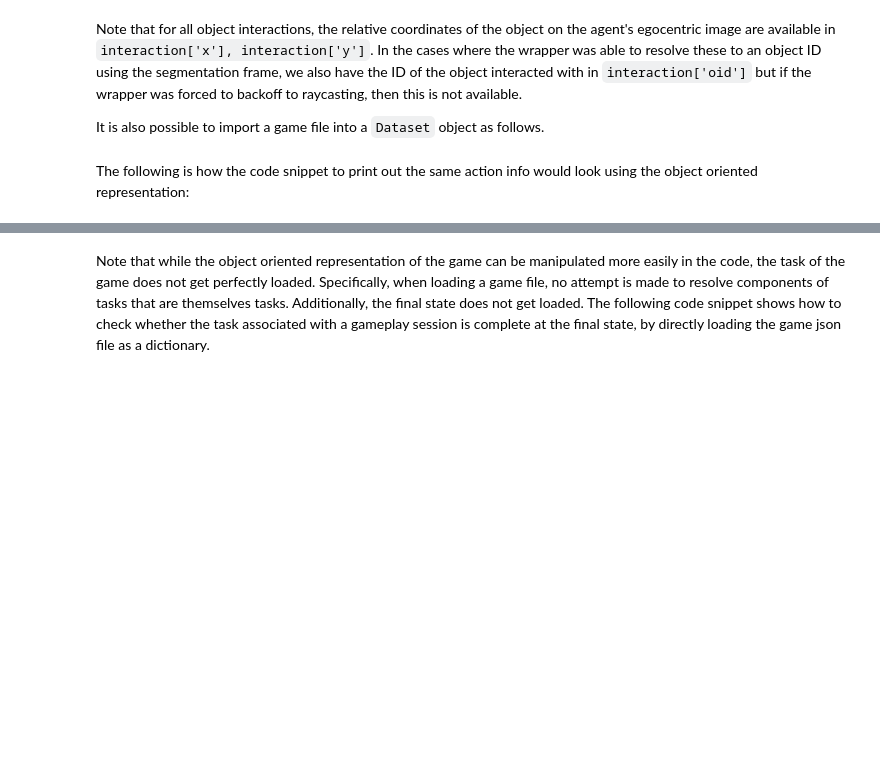
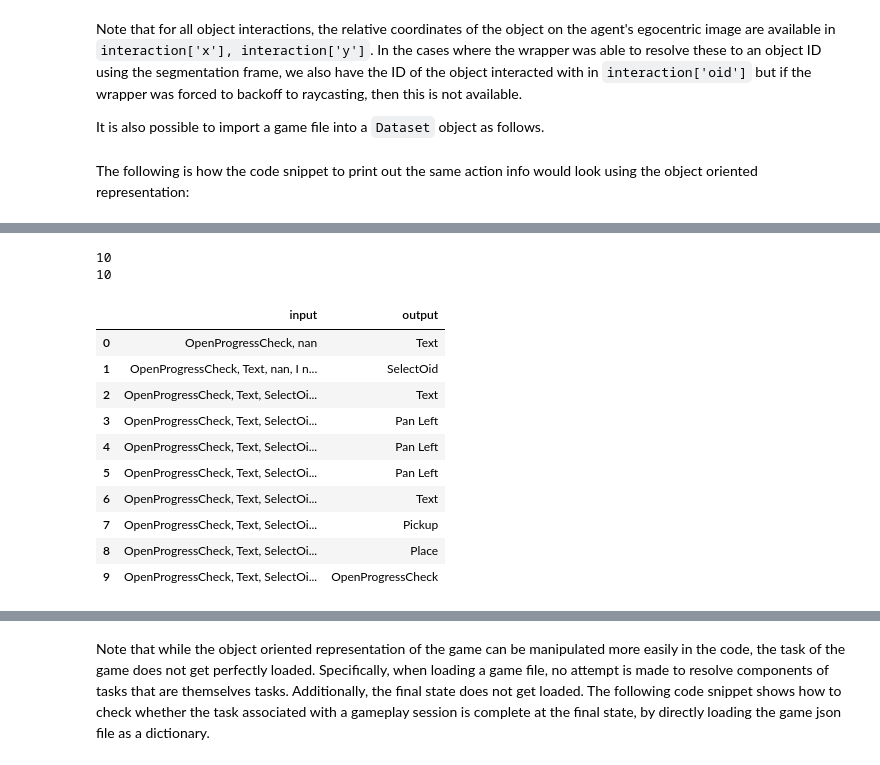
Before and after one commit to Jiahuan-Pei/AutonomousDialogAgent4AugmentedReality, a Jupyter notebook: LEGO_data_simulation/teach_data_exploration.ipynb, the cells around one changed output, grey strips where cells are left out. Saved outputs shown, nothing was run; the diff lists cells and outputs as text; code cells hidden in the pictures; blank space fills up the shorter version.

```diff
--- a/LEGO_data_simulation/teach_data_exploration.ipynb
+++ b/LEGO_data_simulation/teach_data_exploration.ipynb
@@ -224,0 +289,34 @@ Time Start Action Success  Agent           Action               Utterance text /
+# %%
+def convert_to_action_finetuned_df(df):
+    # Prepare the fine-tune dataset
+    finetune_dataset = []
+
+    for i in range(1, len(df)):
+        prev_actions = df.loc[:i - 1, 'Action'].astype(str).tolist()
+        prev_attributes = df.loc[:i - 1, 'Utterance'].astype(str).tolist()
+        current_action = df.loc[i, 'Action']
+
+        input_sequence = ", ".join(filter(None, prev_actions + prev_attributes))
+
+        data_point = {'input': input_sequence, 'output': current_action}
+        finetune_dataset.append(data_point)
+
+    finetune_df = pd.DataFrame(finetune_dataset)
+    finetune_df.replace('nan', pd.NA, inplace=True)
+    # Display the fine-tune dataset
+    return finetune_df
+convert_to_action_finetuned_df(df)
+# %% [output]
+10
+10
+|  | input | output |
+| 0 | OpenProgressCheck, nan | Text |
+| 1 | OpenProgressCheck, Text, nan, I n... | SelectOid |
+| 2 | OpenProgressCheck, Text, SelectOi... | Text |
+| 3 | OpenProgressCheck, Text, SelectOi... | Pan Left |
+| 4 | OpenProgressCheck, Text, SelectOi... | Pan Left |
+| 5 | OpenProgressCheck, Text, SelectOi... | Pan Left |
+| 6 | OpenProgressCheck, Text, SelectOi... | Text |
+| 7 | OpenProgressCheck, Text, SelectOi... | Pickup |
+| 8 | OpenProgressCheck, Text, SelectOi... | Place |
+| 9 | OpenProgressCheck, Text, SelectOi... | OpenProgressCheck |
```
Also changed, not shown: parts of 58 cells of this notebook, 15 other files.
